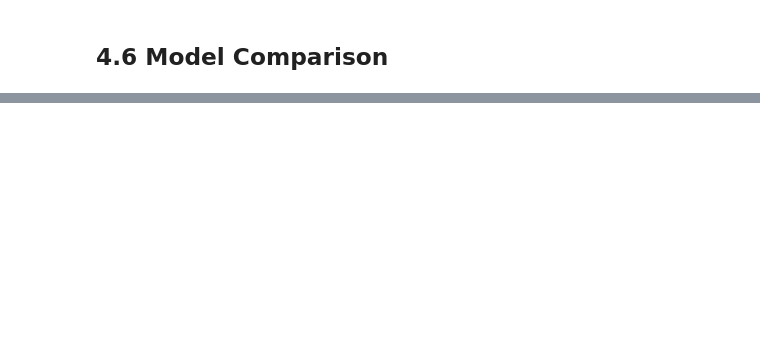
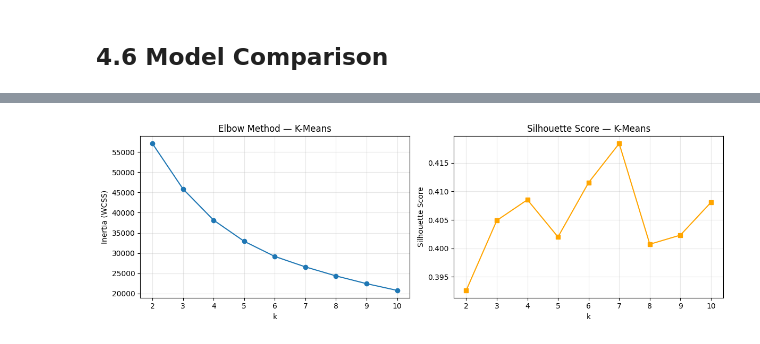
Before and after one commit to kssanthoshkumar/capstone_project, a Jupyter notebook: notebooks/04_model_implementation.ipynb, the cells around one changed output, grey strips where cells are left out. Saved outputs shown, nothing was run; the diff lists cells and outputs as text; code cells hidden in the pictures; blank space fills up the shorter version.

```diff
--- a/notebooks/04_model_implementation.ipynb
+++ b/notebooks/04_model_implementation.ipynb
@@ -143,0 +332,12 @@ print('Comparison table saved.')
+# %%
+from sklearn.tree import DecisionTreeClassifier
+import joblib
+
+dt_model = DecisionTreeClassifier(max_depth=10, random_state=42)
+dt_model.fit(X_train, y_train)
+
+dt_results = evaluate(dt_model, X_test, y_test, 'Decision Tree')
+plot_confusion_matrix(dt_model, X_test, y_test, 'Decision Tree', save_dir='../reports')
+joblib.dump(dt_model, '../models/decision_tree.pkl')
+print("Decision Tree saved → models/decision_tree.pkl")
+dt_results
@@ -143,0 +356,80 @@ print('Comparison table saved.')
+# %%
+from sklearn.cluster import KMeans
+from sklearn.metrics import silhouette_score, adjusted_rand_score, normalized_mutual_info_score
+import numpy as np
+import matplotlib.pyplot as plt
+
+# Use a 5k sample for Elbow/Silhouette (speed); full set for final KMeans
+rng = np.random.default_rng(42)
+idx = rng.choice(len(X_train), size=5000, replace=False)
+X_sample = X_train[idx]
+y_sample = y_train[idx]
+
+# --- Elbow method ---
+inertias = []
+k_range = range(2, 11)
+for k in k_range:
+    km = KMeans(n_clusters=k, random_state=42, n_init=5)
+    km.fit(X_sample)
+    inertias.append(km.inertia_)
+
+fig, axes = plt.subplots(1, 2, figsize=(12, 4))
+axes[0].plot(list(k_range), inertias, 'o-')
+axes[0].set_xlabel('k'); axes[0].set_ylabel('Inertia (WCSS)')
+axes[0].set_title('Elbow Method — K-Means'); axes[0].grid(True, alpha=0.3)
+
+# --- Silhouette scores ---
+sil_scores = []
+for k in k_range:
+    km = KMeans(n_clusters=k, random_state=42, n_init=5)
+    labels = km.fit_predict(X_sample)
+    sil_scores.append(silhouette_score(X_sample, labels, sample_size=1000, random_state=42))
+
+axes[1].plot(list(k_range), sil_scores, 's-', color='orange')
+axes[1].set_xlabel('k'); axes[1].set_ylabel('Silhouette Score')
+axes[1].set_title('Silhouette Score — K-Means'); axes[1].grid(True, alpha=0.3)
+plt.tight_layout()
+plt.savefig('../reports/kmeans_elbow_silhouette.png', dpi=150)
+plt.show()
+
+best_k = int(np.argmax(sil_scores)) + 2   # k_range starts at 2
+print(f"Best k by Silhouette: {best_k}  (score={sil_scores[best_k-2]:.4f})")
+print("Elbow suggests: k=2 (binary Normal/Attack aligns with domain knowledge)")
+
+# --- Final K-Means (k=2 — domain-informed) ---
+kmeans = KMeans(n_clusters=2, random_state=42, n_init=10)
+kmeans.fit(X_train)   # unsupervised — no labels used
+
+# Map clusters to labels by majority vote on training set
+train_cluster_labels = kmeans.labels_
+# Cluster with higher attack proportion → label 1
+c0_attack_rate = y_train[train_cluster_labels == 0].mean()
+c1_attack_rate = y_train[train_cluster_labels == 1].mean()
+attack_cluster = 1 if c1_attack_rate > c0_attack_rate else 0
+print(f"\nCluster 0 attack rate: {c0_attack_rate:.3f}  |  Cluster 1 attack rate: {c1_attack_rate:.3f}")
+print(f"Attack cluster assigned: {attack_cluster}")
+
+# Evaluate on test set
+test_clusters = kmeans.predict(X_test)
+km_preds = (test_clusters == attack_cluster).astype(int)
+
+from sklearn.metrics import accuracy_score, precision_score, recall_score, f1_score, roc_auc_score
+km_results = {
+    'model':     'K-Means (k=2)',
+    'accuracy':  round(accuracy_score(y_test, km_preds), 4),
+    'precision': round(precision_score(y_test, km_preds, zero_division=0), 4),
+    'recall':    round(recall_score(y_test, km_preds, zero_division=0), 4),
+    'f1':        round(f1_score(y_test, km_preds, zero_division=0), 4),
+    'auc_roc':   round(roc_auc_score(y_test, test_clusters == attack_cluster), 4),
+}
+ari  = round(adjusted_rand_score(y_test, km_preds), 4)
+nmi  = round(normalized_mutual_info_score(y_test, km_preds), 4)
+sil  = round(silhouette_score(X_test[:2000], kmeans.predict(X_test[:2000]), sample_size=500, random_state=42), 4)
+
+print(f"\nK-Means (k=2) on KDDTest+:")
+print(f"  F1={km_results['f1']}  Precision={km_results['precision']}  Recall={km_results['recall']}")
+print(f"  ARI={ari}  NMI={nmi}  Silhouette={sil}")
+joblib.dump(kmeans, '../models/kmeans.pkl')
+km_results
+# %% [output]
+[figure, added]
```
Also changed, not shown: parts of 32 cells of this notebook, 11 other files.
